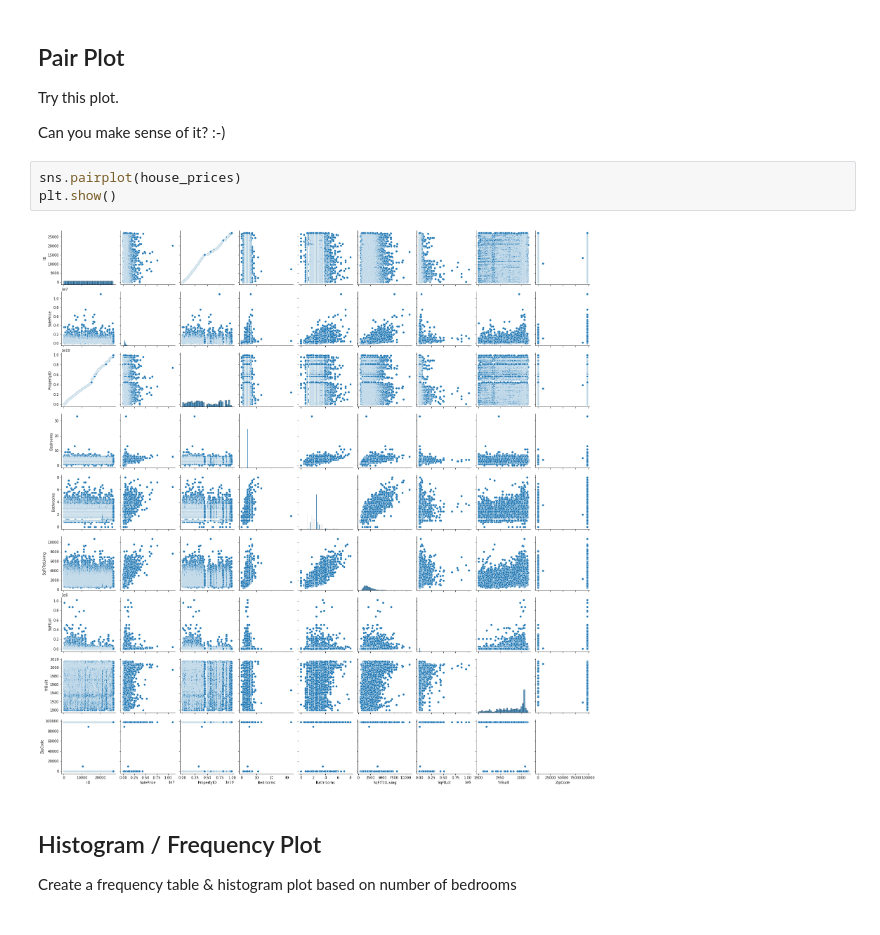
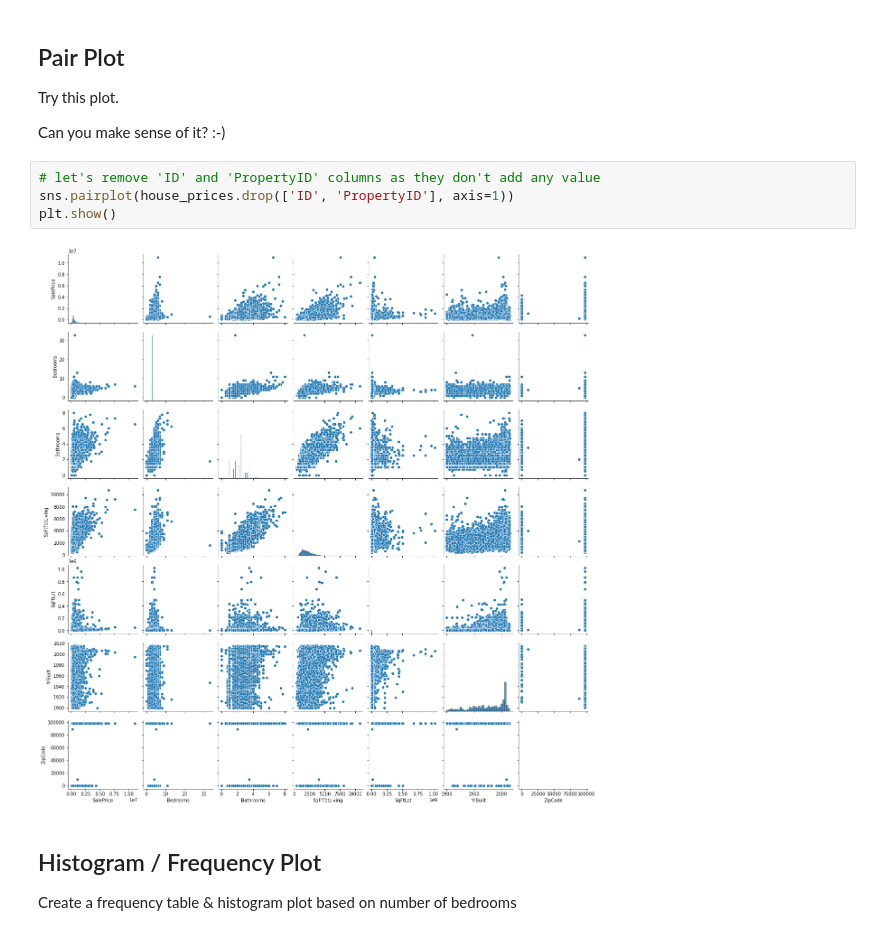
Before and after one commit to elephantscale/machine-learning-workshop, a Jupyter notebook: exploration/solutions/visualize-house-sales-solution.ipynb, the cells around one changed output. Cells and saved outputs as stored; diff of their text form.

Commit message:
house price labs tweak

```diff
--- a/exploration/solutions/visualize-house-sales-solution.ipynb
+++ b/exploration/solutions/visualize-house-sales-solution.ipynb
@@ -67,11 +67,12 @@ house_prices.describe()
 Try this plot.
 
 Can you make sense of it? :-)
-# %%
-sns.pairplot(house_prices)
-plt.show()
-# %% [output]
-[figure, removed]
+# %%
+# let's remove 'ID' and 'PropertyID' columns as they don't add any value
+sns.pairplot(house_prices.drop(['ID', 'PropertyID'], axis=1))
+plt.show()
+# %% [output]
+[figure, added]
 # %% [markdown]
 ## Histogram / Frequency Plot
 Create a frequency table & histogram plot based on number of bedrooms
```
Also changed, not shown: parts of 6 cells of this notebook, 1 other file.
